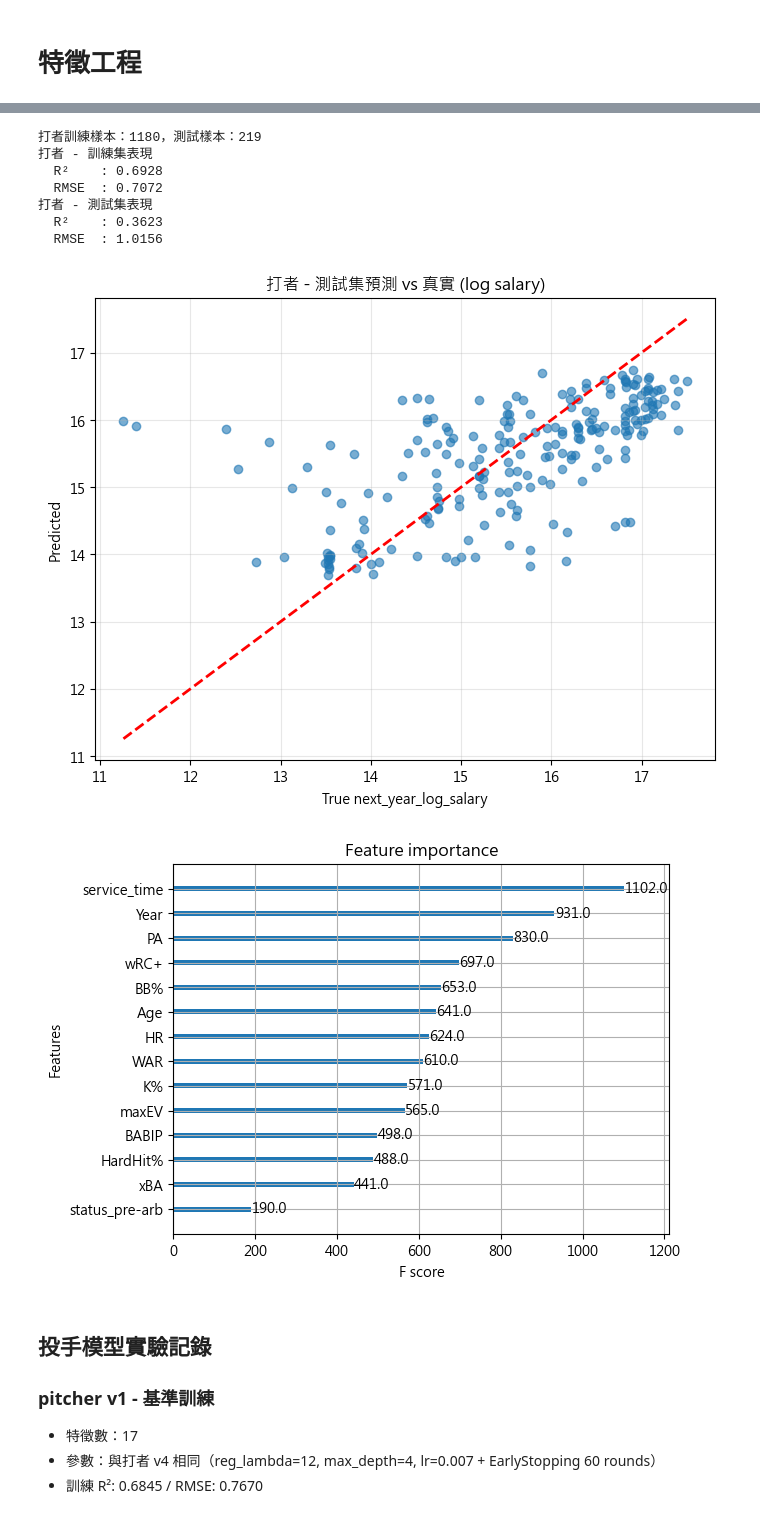
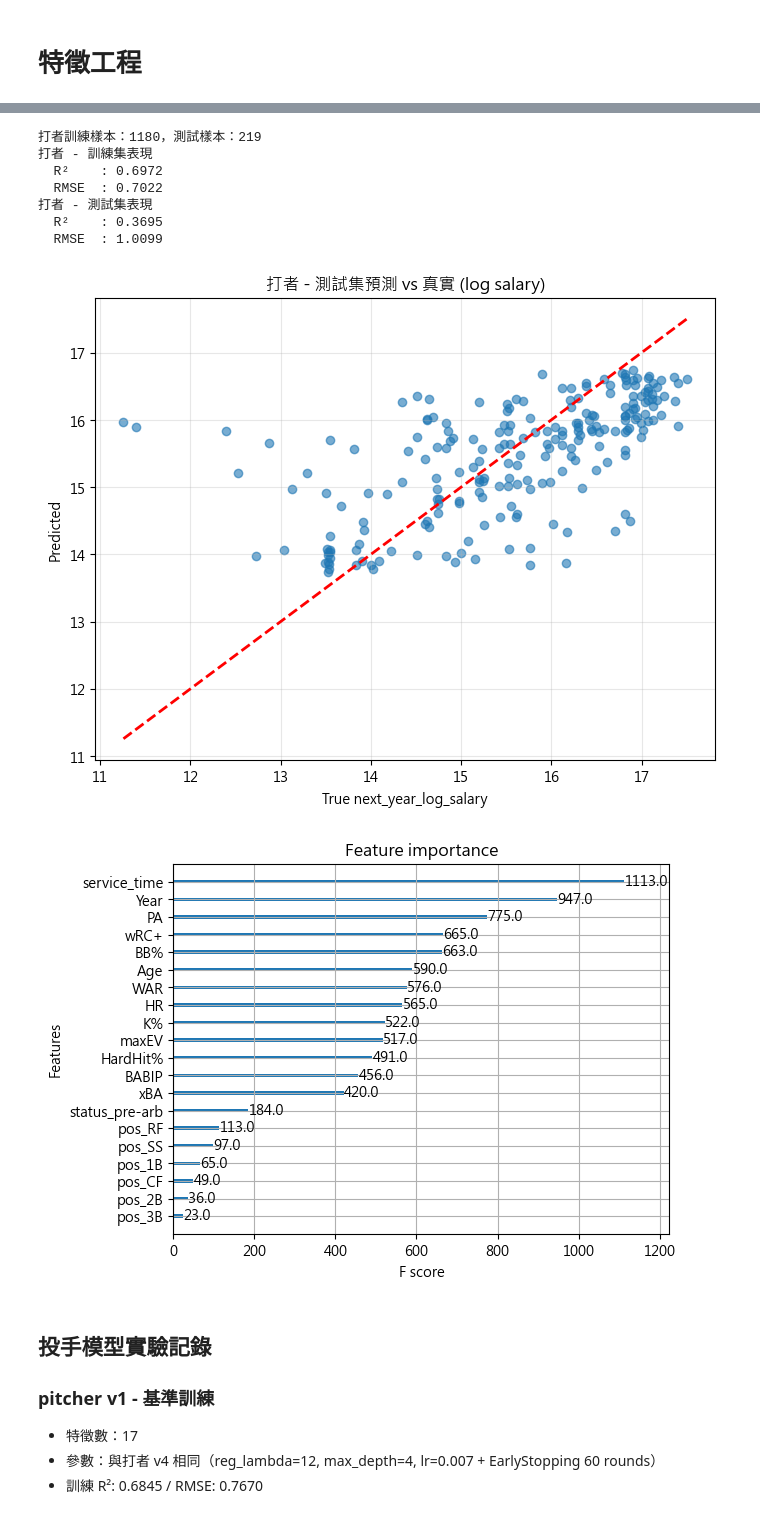
Before and after one commit to joshninjatw/mlb-salary-prediction, a Jupyter notebook: Untitled.ipynb, the cells around one changed output, grey strips where cells are left out. Drawn from its saved outputs; the diff is of its cells as text; code cells hidden in the pictures.

```diff
--- a/Untitled.ipynb
+++ b/Untitled.ipynb
@@ -52,6 +52,20 @@ else:
 
 p_raw_stats['name_clean'] = p_raw_stats['Name'].apply(clean_name)
 
+# 新增：抓取野手守備數據
+F_RAW_DATA_FILE = 'data/mlb_raw_fielding_2013_2023.csv'
+
+if not os.path.exists(F_RAW_DATA_FILE):
+    print("正在抓取野手守備原始數據 (2013-2023)...")
+    f_raw_stats = fielding_stats(2013, 2023, split_seasons=True)
+    f_raw_stats.to_csv(F_RAW_DATA_FILE, index=False)
+    print(f"原始數據已儲存至 {F_RAW_DATA_FILE}")
+else:
+    f_raw_stats = pd.read_csv(F_RAW_DATA_FILE)
+    print("已從本地讀取野手守備原始數據。")
+
+f_raw_stats['name_clean'] = f_raw_stats['Name'].apply(clean_name)
+
 
 # 讀取薪資數據 (https://www.kaggle.com/datasets/christophertreasure/mlb-player-salaries-2011-2024)
 salary_df = pd.read_csv('data/mlb_salary_data.csv', encoding='latin1')
@@ -484,29 +559,9 @@ def plot_predictions(y_true, y_pred, title=""):
     plt.grid(True, alpha=0.3)
     plt.show()
 
-# 打者最終特徵 (19)
-# b_final = [
-#     'service_time', 'wRC+', 'Age', 'status_pre-arb', 'PA', 'WAR',
-#     'RBI', 'R', 'BABIP', 'SB', 'SO', 'K%', 'BB', 'BB/K',
-#     'HR', 'xBA', 'maxEV', 'HardHit%', 'SLG'
-# ]
+# 打者最終特徵
 
-# 加入 lag_1_log_salary
-# b_final.append('lag_1_log_salary')
-
-# 精簡版 (13)
-# b_final = [
-#     'service_time', 'wRC+', 'Age', 'status_pre-arb', 'PA', 'WAR',
-#     'BABIP', 'K%', 'BB%',
-#     'HR', 'xBA', 'maxEV', 'HardHit%'
-# ]
-
-# 加入 Year (14 特徵)
-b_final = [
-    'service_time', 'wRC+', 'Age', 'status_pre-arb', 'PA', 'WAR',
-    'BABIP', 'K%', 'BB%',
-    'HR', 'xBA', 'maxEV', 'HardHit%', 'Year'
-]
+b_final = b_final_v10
 
 # 準備資料
 X_batter = batting_df[b_final].fillna(0)
@@ -594,39 +649,39 @@ xgb_batter.fit(
     X_train_b, y_train_b,
     eval_set=[(X_test_b, y_test_b)],
     verbose=False
 )
 
 
 # xgb_batter.fit(
 #     X_train_b, y_train_b,
 #     verbose=False
 # )
 
 
 # 預測與評估
 y_pred_train_b = xgb_batter.predict(X_train_b)
 y_pred_test_b  = xgb_batter.predict(X_test_b)
 
 evaluate_model(y_train_b, y_pred_train_b, "打者 - 訓練集表現")
 evaluate_model(y_test_b,  y_pred_test_b,  "打者 - 測試集表現")
 
 # 畫圖
 plot_predictions(y_test_b, y_pred_test_b, "打者 - 測試集預測 vs 真實 (log salary)")
 
 # 特徵重要度（XGBoost 版本）
 from xgboost import plot_importance
 plot_importance(xgb_batter, max_num_features=20)
 plt.show()
 # %% [output]
 打者訓練樣本：1180，測試樣本：219
 打者 - 訓練集表現
-  R²    : 0.6928
-  RMSE  : 0.7072
+  R²    : 0.6972
+  RMSE  : 0.7022
 打者 - 測試集表現
-  R²    : 0.3623
-  RMSE  : 1.0156
+  R²    : 0.3695
+  RMSE  : 1.0099
-[figure, old version]
+[figure, new version]
-[figure, old version]
+[figure, new version]
 # %% [markdown]
 ## 投手模型實驗記錄
 
```
Also changed, not shown: parts of 9 cells of this notebook, 1 other file.
